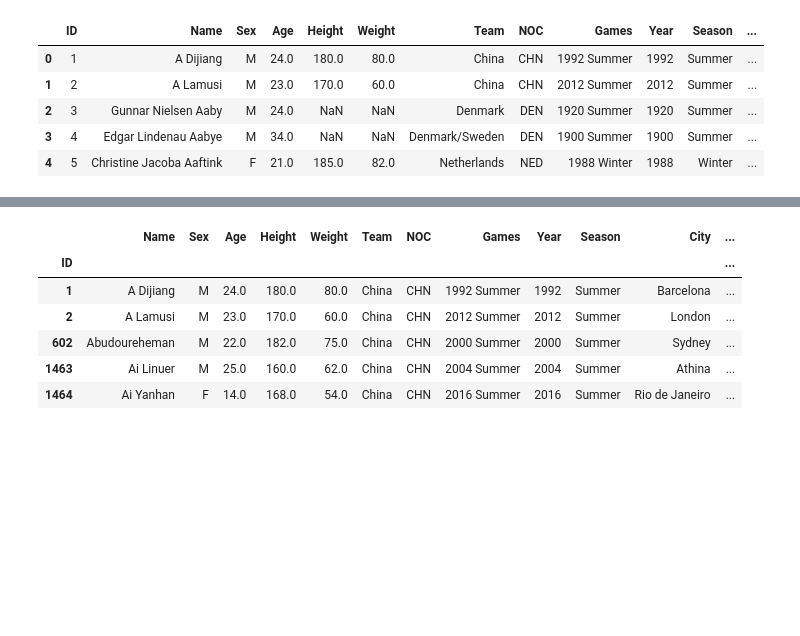
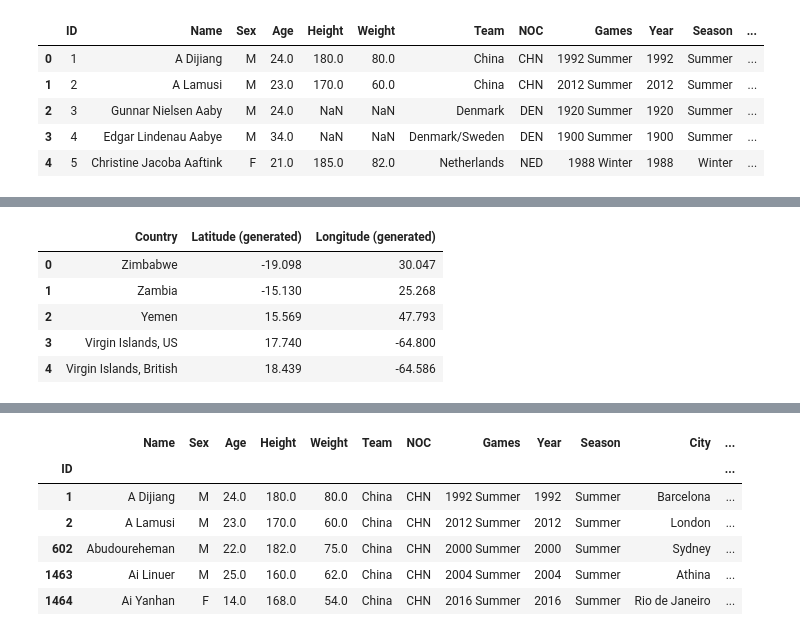
Before and after one commit to prakashbalasubramaniam/Project2, a Jupyter notebook: crud_file.ipynb, the cells around one changed output, grey strips where cells are left out. Drawn from its saved outputs; the diff is of its cells as text; code cells hidden in the pictures; blank space fills up the shorter version.

```diff
--- a/crud_file.ipynb
+++ b/crud_file.ipynb
@@ -51,0 +56,9 @@ athlete_noc_pd[['Medal']] = athlete_noc_pd[['Medal']].fillna(value=0)
+# %%
+df_latlng.head()
+# %% [output]
+|  | Country | Latitude (generated) | Longitude (generated) |
+| 0 | Zimbabwe | -19.098 | 30.047 |
+| 1 | Zambia | -15.130 | 25.268 |
+| 2 | Yemen | 15.569 | 47.793 |
+| 3 | Virgin Islands, US | 17.740 | -64.800 |
+| 4 | Virgin Islands, British | 18.439 | -64.586 |
```
Also changed, not shown: parts of 21 cells of this notebook, 6 other files.
